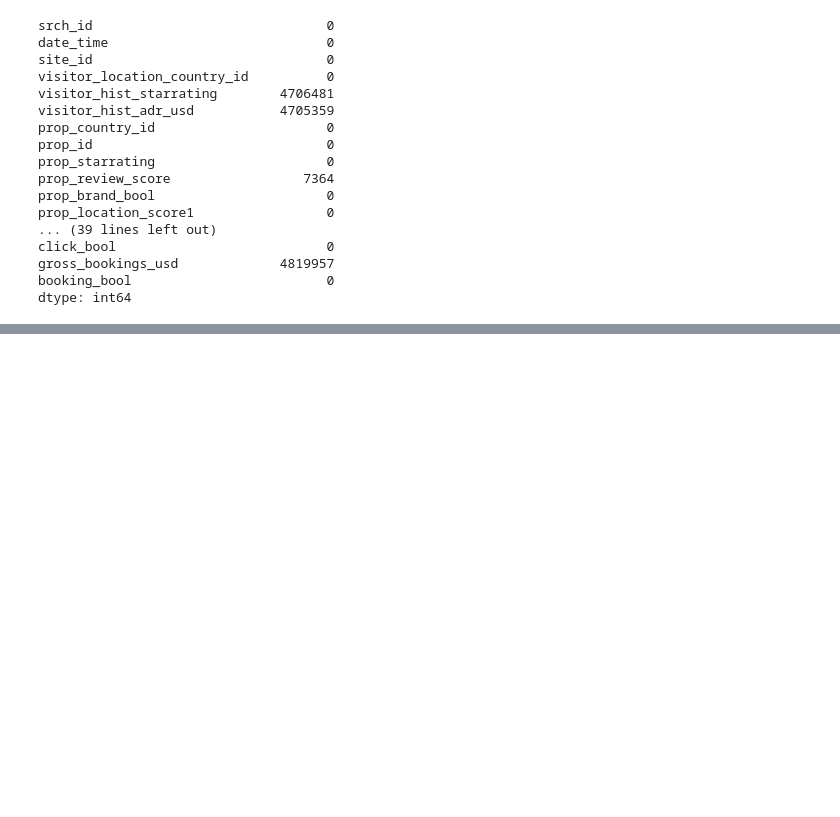
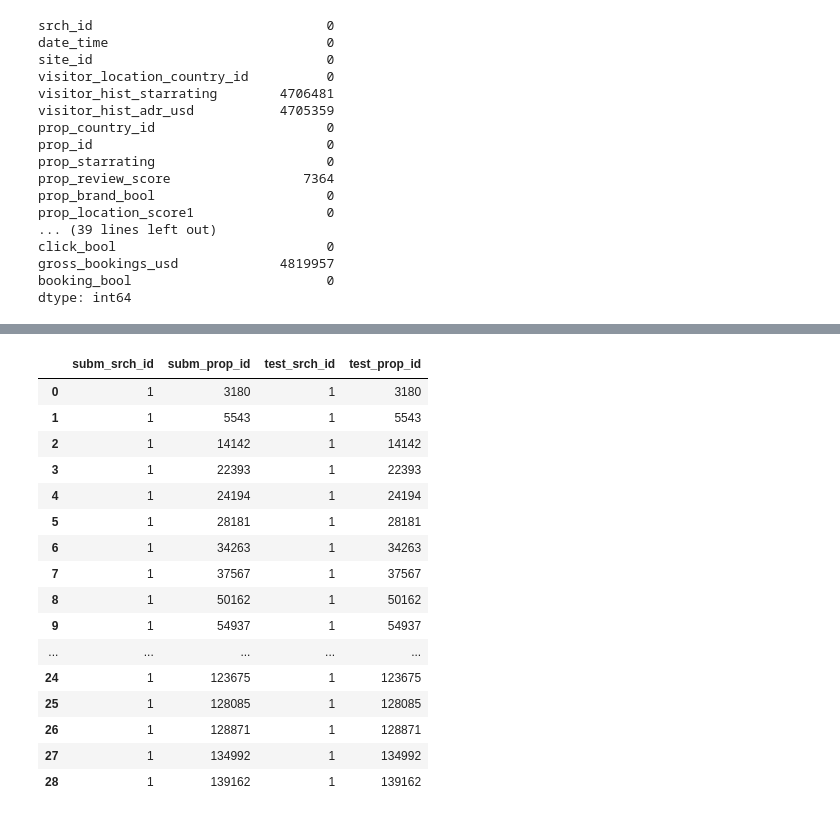
Before and after one commit to fati-gnl/ABM, a Jupyter notebook: notebooks/002_jgf_dask_data_exploration.ipynb, the cells around one changed output, grey strips where cells are left out. Saved outputs shown, nothing was run; the diff lists cells and outputs as text; code cells hidden in the pictures; blank space fills up the shorter version.

```diff
--- a/notebooks/002_jgf_dask_data_exploration.ipynb
+++ b/notebooks/002_jgf_dask_data_exploration.ipynb
@@ -12,7 +7,6 @@ Mounted at /content/drive
 # %% [markdown]
 # Load Data
 # %%
-import sys
-IN_COLAB = 'google.colab' in sys.modules
-train = dd.read_csv("/content/drive/MyDrive/Raw/training_set_VU_DM.csv")
-test = dd.read_csv("/content/drive/MyDrive/Raw/test_set_VU_DM.csv")
+train = dd.read_csv("../data/Raw/training_set_VU_DM.csv")
+test = dd.read_csv("../data/Raw/test_set_VU_DM.csv")
+sample_submission = dd.read_csv("../data/Raw/submission_sample.csv")
@@ -88,0 +84,8 @@ Warning: Total number of columns (54) exceeds max_columns (20) limiting to first
+# %%
+# Does the submission sample coincide with the test data??
+srch_id = 1
+
+sample_submission_id_1: pd.DataFrame = sample_submission[
+    sample_submission["srch_id"] == srch_id].compute()
+
+test_id_1: pd.DataFrame = test[test["srch_id"] == 1].compute()
@@ -88,0 +156,39 @@ Warning: Total number of columns (54) exceeds max_columns (20) limiting to first
+# %%
+# Put the sample submission and the training data for ID 1 side by side
+test_id_1_prop_only = test_id_1[
+    ["srch_id", "prop_id"]].sort_values(by=["prop_id"])
+
+test_id_1_prop_only.rename(
+    {"srch_id": "test_srch_id", "prop_id": "test_prop_id"},
+    inplace=True,
+    axis=1)
+
+submission_sample_vs_test = pd.concat(
+    (sample_submission_id_1, test_id_1_prop_only),
+    axis=1,
+    )
+
+submission_sample_vs_test.rename({"srch_id": "subm_srch_id",
+                                   "prop_id": "subm_prop_id"},
+                                   axis=1,
+                                   inplace=True)
+
+submission_sample_vs_test
+# %% [output]
+|  | subm_srch_id | subm_prop_id | test_srch_id | test_prop_id |
+| 0 | 1 | 3180 | 1 | 3180 |
+| 1 | 1 | 5543 | 1 | 5543 |
+| 2 | 1 | 14142 | 1 | 14142 |
+| 3 | 1 | 22393 | 1 | 22393 |
+| 4 | 1 | 24194 | 1 | 24194 |
+| 5 | 1 | 28181 | 1 | 28181 |
+| 6 | 1 | 34263 | 1 | 34263 |
+| 7 | 1 | 37567 | 1 | 37567 |
+| 8 | 1 | 50162 | 1 | 50162 |
+| 9 | 1 | 54937 | 1 | 54937 |
+| ... | ... | ... | ... | ... |
+| 24 | 1 | 123675 | 1 | 123675 |
+| 25 | 1 | 128085 | 1 | 128085 |
+| 26 | 1 | 128871 | 1 | 128871 |
+| 27 | 1 | 134992 | 1 | 134992 |
+| 28 | 1 | 139162 | 1 | 139162 |
```
Also changed, not shown: parts of 12 cells of this notebook.
